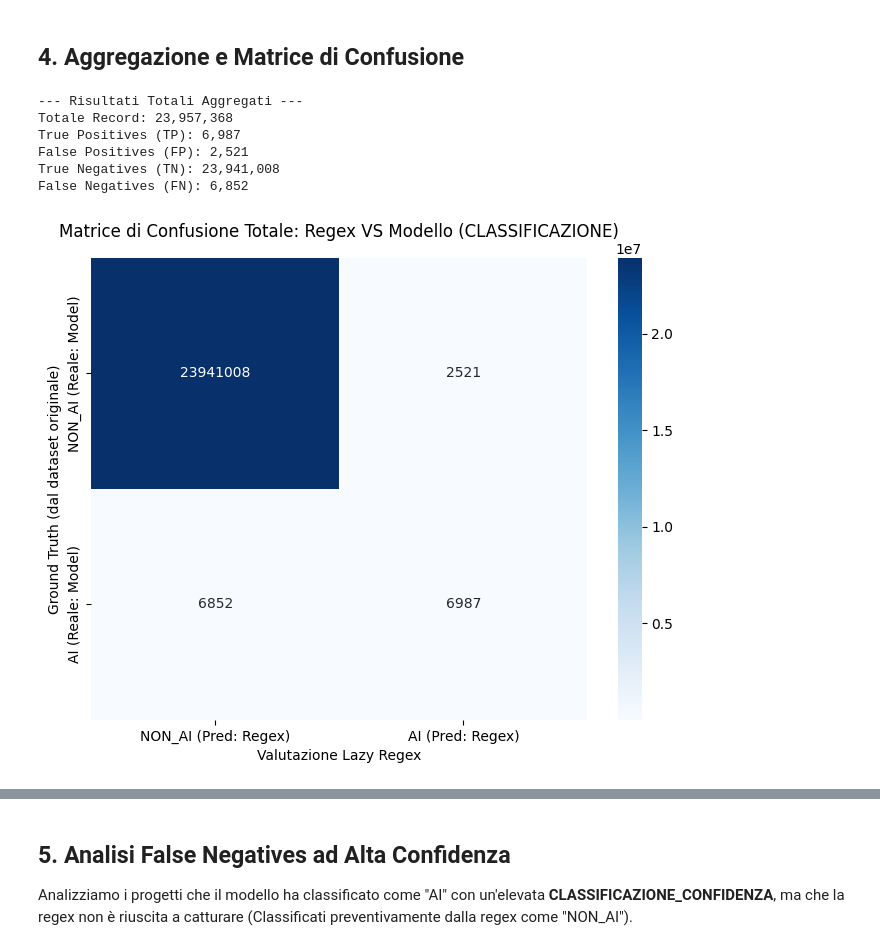
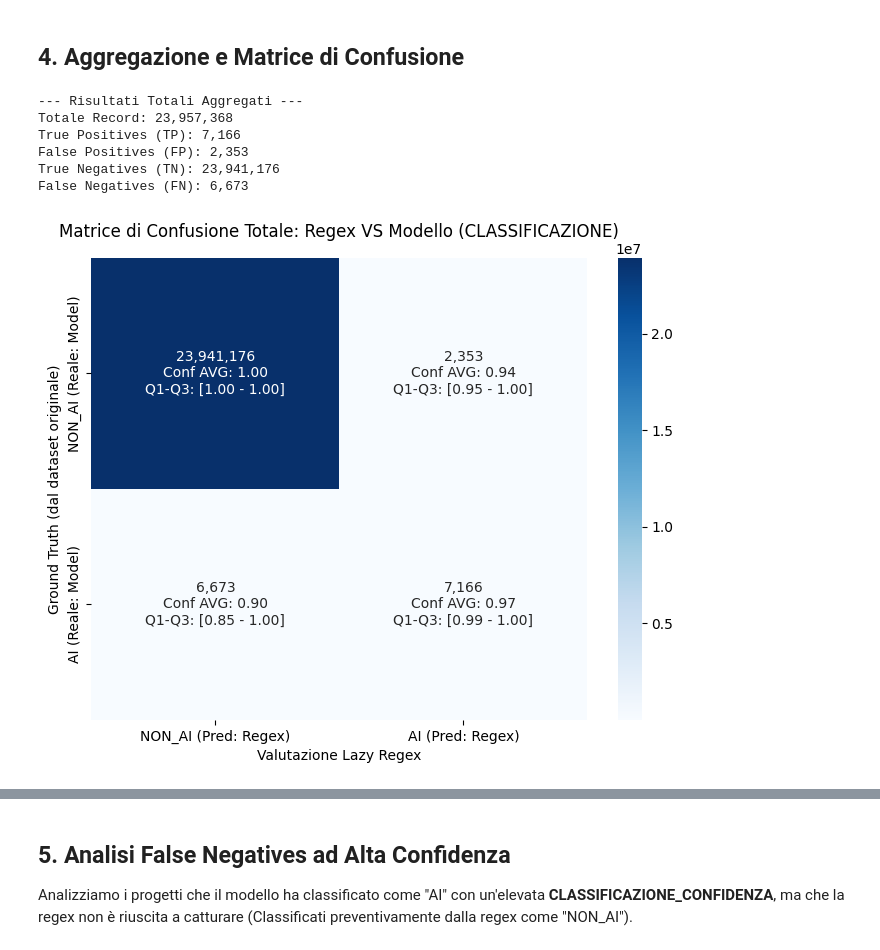
Before and after one commit to Vinello28/open-data-analytics, a Jupyter notebook: notebooks/08_regex_classification_vs_model.ipynb, the cells around one changed output, grey strips where cells are left out. Cells and saved outputs as stored; diff of their text form; code cells hidden in the pictures.

```diff
--- a/notebooks/08_regex_classification_vs_model.ipynb
+++ b/notebooks/08_regex_classification_vs_model.ipynb
@@ -140,45 +184,69 @@ Tutti i thread sono stati completati con successo.
 if not results:
     print("Nessun risultato disponibile da processare.")
 else:
-    # Aggregazione
+    # Aggregazione Totali
     total_tp = sum(r['tp'] for r in results)
     total_fp = sum(r['fp'] for r in results)
     total_tn = sum(r['tn'] for r in results)
     total_fn = sum(r['fn'] for r in results)
+
+    # Raggruppamento delle confidenze (totali)
+    all_tp_conf = np.concatenate([arr for r in results for arr in r['tp_conf_all']]) if total_tp > 0 else np.array([])
+    all_fp_conf = np.concatenate([arr for r in results for arr in r['fp_conf_all']]) if total_fp > 0 else np.array([])
+    all_tn_conf = np.concatenate([arr for r in results for arr in r['tn_conf_all']]) if total_tn > 0 else np.array([])
+    all_fn_conf = np.concatenate([arr for r in results for arr in r['fn_conf_all']]) if total_fn > 0 else np.array([])
 
     print("--- Risultati Totali Aggregati ---")
     print(f"Totale Record: {total_tp + total_fp + total_tn + total_fn:,}")
     print(f"True Positives (TP): {total_tp:,}")
     print(f"False Positives (FP): {total_fp:,}")
     print(f"True Negatives (TN): {total_tn:,}")
     print(f"False Negatives (FN): {total_fn:,}\n")
 
+    def get_stats(arr):
+        if len(arr) == 0: return 0, 0, 0
+        return np.mean(arr), np.percentile(arr, 25), np.percentile(arr, 75)
+
+    # Calcolo Statistiche Confidenza
+    tp_mean, tp_q25, tp_q75 = get_stats(all_tp_conf)
+    fp_mean, fp_q25, fp_q75 = get_stats(all_fp_conf)
+    tn_mean, tn_q25, tn_q75 = get_stats(all_tn_conf)
+    fn_mean, fn_q25, fn_q75 = get_stats(all_fn_conf)
+
     # Matrice di Confusione
     conf_matrix = np.array([
         [total_tn, total_fp],
         [total_fn, total_tp]
     ])
 
+    # Annotazioni Personalizzate (con media, Q1 e Q3)
+    labels = np.array([
+        [f"{total_tn:,}\nConf AVG: {tn_mean:.2f}\nQ1-Q3: [{tn_q25:.2f} - {tn_q75:.2f}]",
+         f"{total_fp:,}\nConf AVG: {fp_mean:.2f}\nQ1-Q3: [{fp_q25:.2f} - {fp_q75:.2f}]"],
+        [f"{total_fn:,}\nConf AVG: {fn_mean:.2f}\nQ1-Q3: [{fn_q25:.2f} - {fn_q75:.2f}]",
+         f"{total_tp:,}\nConf AVG: {tp_mean:.2f}\nQ1-Q3: [{tp_q25:.2f} - {tp_q75:.2f}]"]
+    ])
+
     # Plot
     plt.figure(figsize=(8, 6))
     sns.heatmap(
         conf_matrix,
-        annot=True,
-        fmt='d',
+        annot=labels,
+        fmt='',
         cmap='Blues',
         xticklabels=['NON_AI (Pred: Regex)', 'AI (Pred: Regex)'],
         yticklabels=['NON_AI (Reale: Model)', 'AI (Reale: Model)']
     )
 
     plt.title('Matrice di Confusione Totale: Regex VS Modello (CLASSIFICAZIONE)', pad=15)
     plt.ylabel('Ground Truth (dal dataset originale)')
     plt.xlabel('Valutazione Lazy Regex')
     plt.show()
 # %% [output]
 --- Risultati Totali Aggregati ---
 Totale Record: 23,957,368
-True Positives (TP): 6,987
-False Positives (FP): 2,521
-True Negatives (TN): 23,941,008
-False Negatives (FN): 6,852
+True Positives (TP): 7,166
+False Positives (FP): 2,353
+True Negatives (TN): 23,941,176
+False Negatives (FN): 6,673
-[figure, old version]
+[figure, new version]
```
Also changed, not shown: parts of 12 cells of this notebook, 2 other files.
